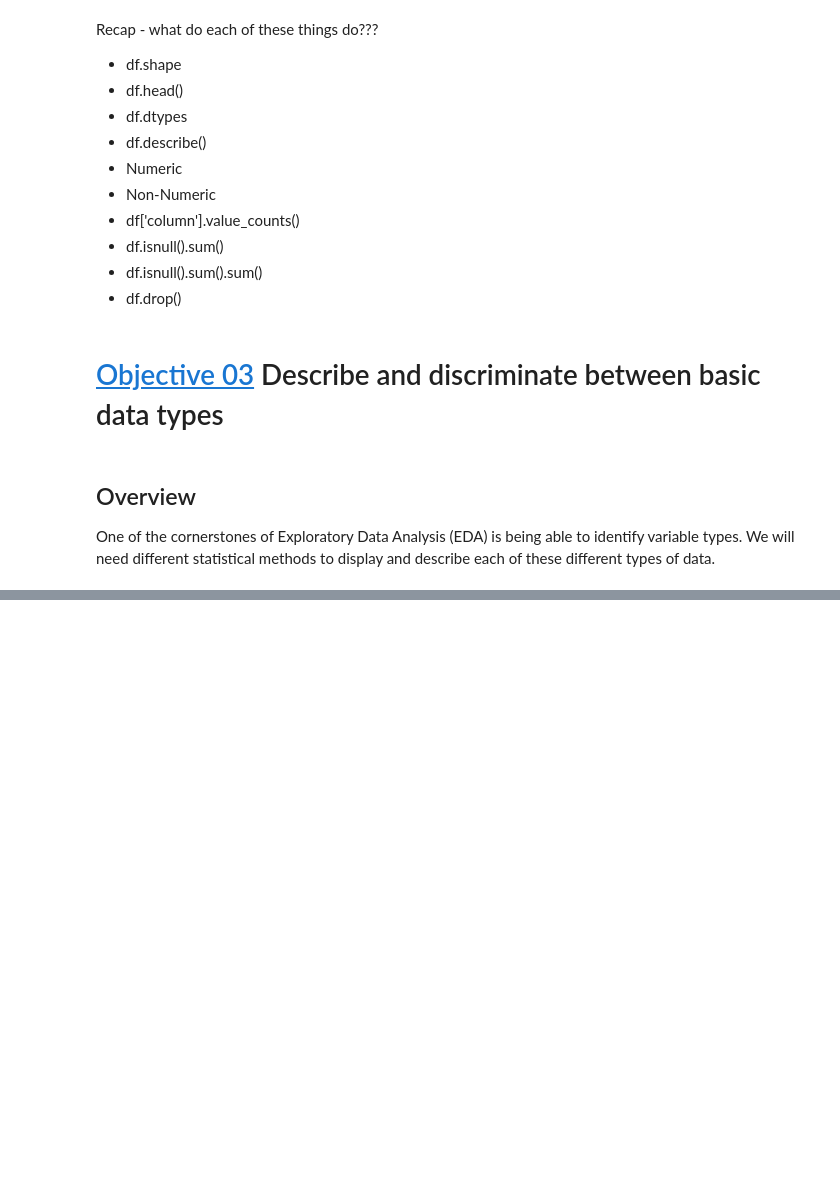
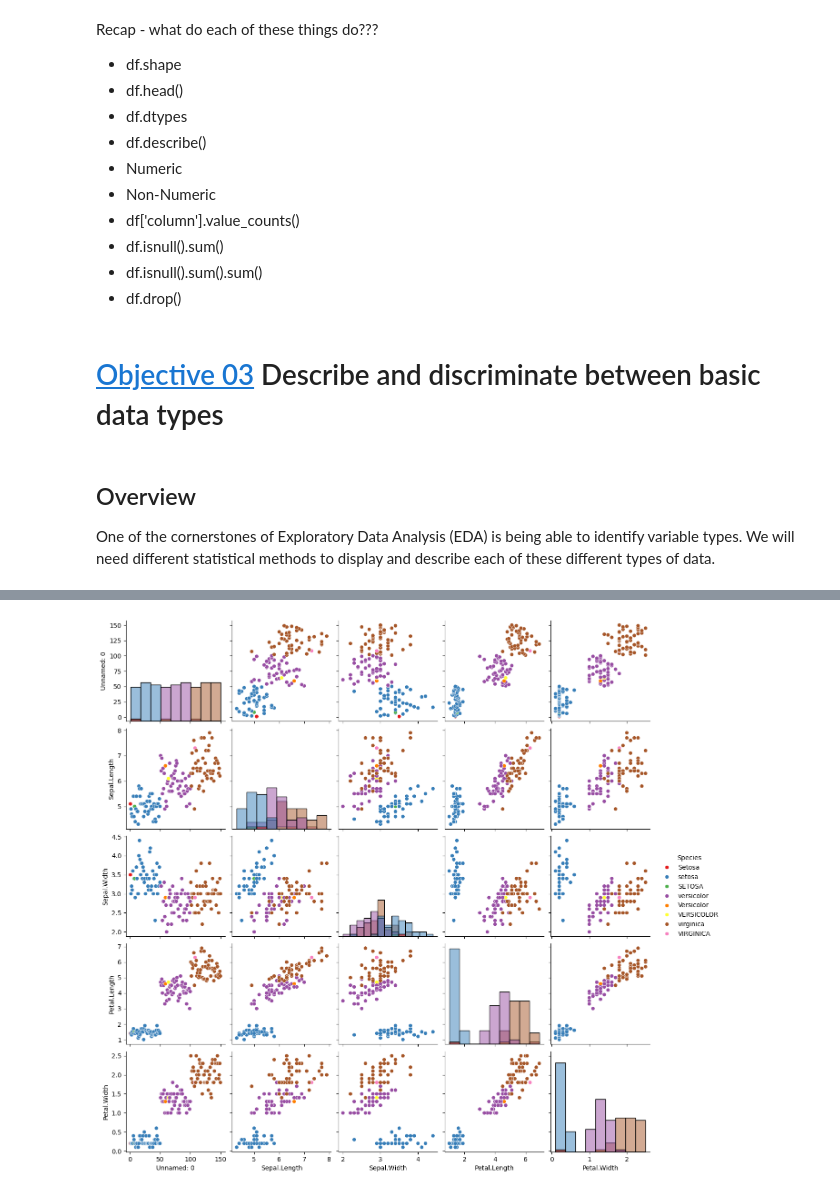
Before and after one commit to Anikketsingh/ML_lab-23-CS-519-experiment-1, a Jupyter notebook: Copy_of_Exploratory_Data_Analysis.ipynb, the cells around one changed output, grey strips where cells are left out. Saved outputs shown, nothing was run; the diff lists cells and outputs as text; code cells hidden in the pictures; blank space fills up the shorter version.

```diff
--- a/Copy_of_Exploratory_Data_Analysis.ipynb
+++ b/Copy_of_Exploratory_Data_Analysis.ipynb
@@ -356,0 +415,6 @@ Species: Categorical, Nominal
+# %%
+# Pairplot to visualize relationships between numerical features, colored by Species
+sns.pairplot(df, hue='Species', diag_kind='hist', palette='Set1')
+plt.show()
+# %% [output]
+[figure, added]
```
Also changed, not shown: parts of 7 cells of this notebook.
